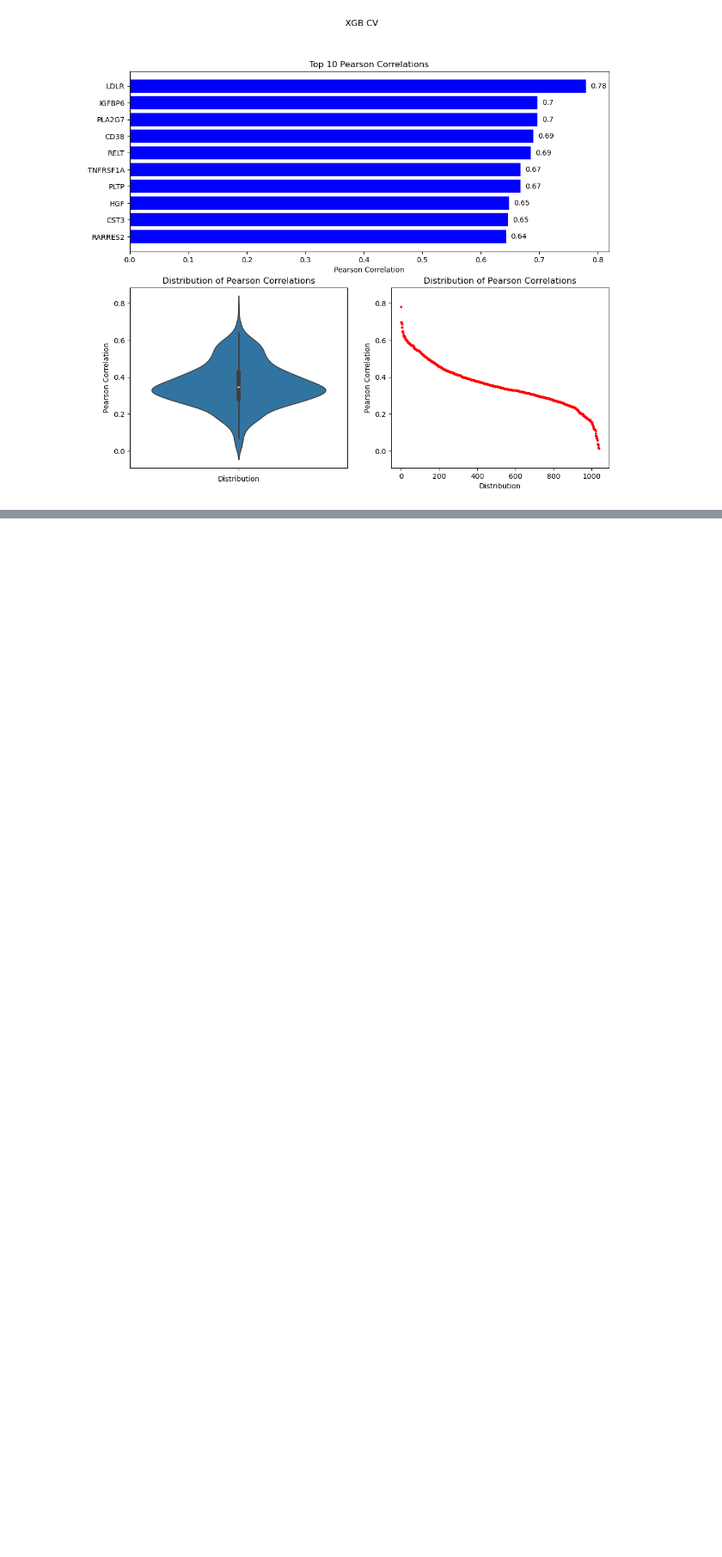
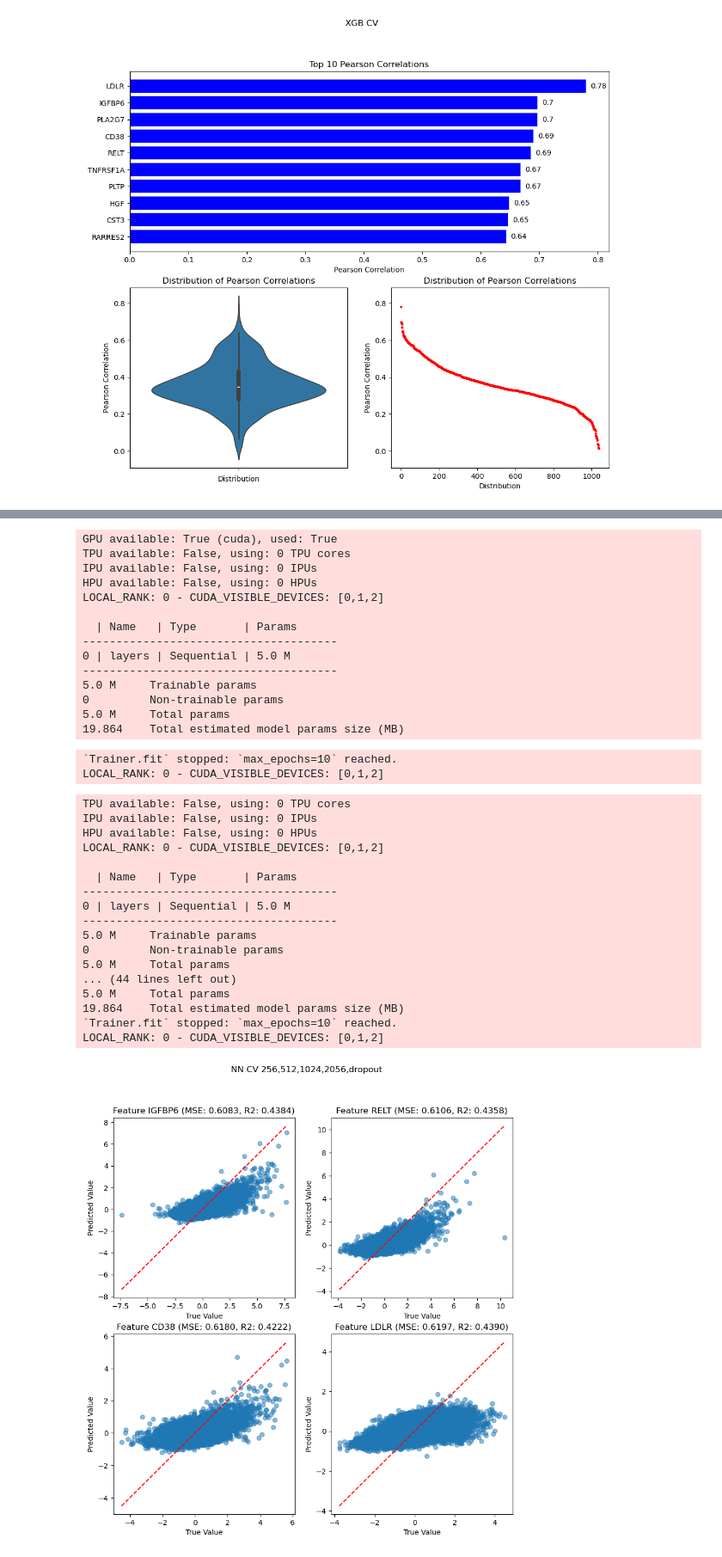
Before and after one commit to krumsieklab/PRIME, a Jupyter notebook: run_pipeline2.ipynb, the cells around one changed output, grey strips where cells are left out. Shown at 86% size. Saved outputs shown, nothing was run; the diff lists cells and outputs as text; code cells hidden in the pictures; blank space fills up the shorter version.

```diff
--- a/run_pipeline2.ipynb
+++ b/run_pipeline2.ipynb
@@ -54,0 +161,63 @@ plt.show(fig)
+# %%
+#now define custom layers to have like droput
+custom_layers = nn.Sequential(
+    nn.Linear(251, 256),
+    nn.ReLU(),
+    nn.Dropout(0.5),
+    nn.Linear(256, 512),
+    nn.ReLU(),
+    nn.Dropout(0.5),
+    nn.Linear(512, 1024),
+    nn.ReLU(),
+    nn.Dropout(0.5),
+    nn.Linear(1024, 2056),
+    nn.ReLU(),
+    nn.Dropout(0.5),
+    nn.Linear(2056, 1039)
+)
+
+#now predict again
+cv.train_loop_pl(custom_layers = custom_layers)
+#now plot
+fig,axs = cv.idx_plot(feature_list = np.argsort(mean_squared_error(cv.prot, cv.predict, multioutput='raw_values'))[:4])
+fig.suptitle('NN CV 256,512,1024,2056,dropout')
+plt.show(fig)
+
+fig,axs = cv.pred_summary_plot()
+fig.suptitle('NN CV 256,512,1024,2056,dropout')
+plt.show(fig)
+# %% [output]
+GPU available: True (cuda), used: True
+TPU available: False, using: 0 TPU cores
+IPU available: False, using: 0 IPUs
+HPU available: False, using: 0 HPUs
+LOCAL_RANK: 0 - CUDA_VISIBLE_DEVICES: [0,1,2]
+
+  | Name   | Type       | Params
+--------------------------------------
+0 | layers | Sequential | 5.0 M
+--------------------------------------
+5.0 M     Trainable params
+0         Non-trainable params
+5.0 M     Total params
+19.864    Total estimated model params size (MB)
+`Trainer.fit` stopped: `max_epochs=10` reached.
+LOCAL_RANK: 0 - CUDA_VISIBLE_DEVICES: [0,1,2]
+TPU available: False, using: 0 TPU cores
+IPU available: False, using: 0 IPUs
+HPU available: False, using: 0 HPUs
+LOCAL_RANK: 0 - CUDA_VISIBLE_DEVICES: [0,1,2]
+
+  | Name   | Type       | Params
+--------------------------------------
+0 | layers | Sequential | 5.0 M
+--------------------------------------
+5.0 M     Trainable params
+0         Non-trainable params
+5.0 M     Total params
+... (44 lines left out)
+5.0 M     Total params
+19.864    Total estimated model params size (MB)
+`Trainer.fit` stopped: `max_epochs=10` reached.
+LOCAL_RANK: 0 - CUDA_VISIBLE_DEVICES: [0,1,2]
+[figure, added]
```
Also changed, not shown: parts of 5 cells of this notebook, 6 other files.
